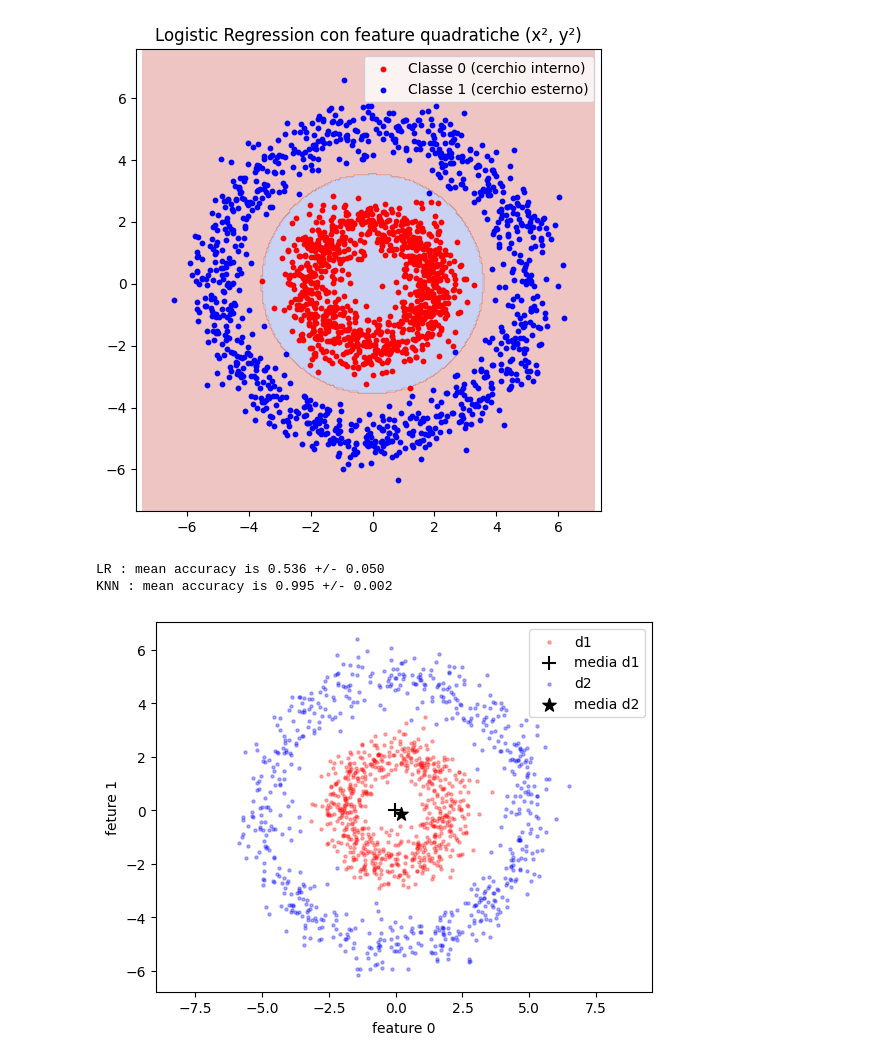
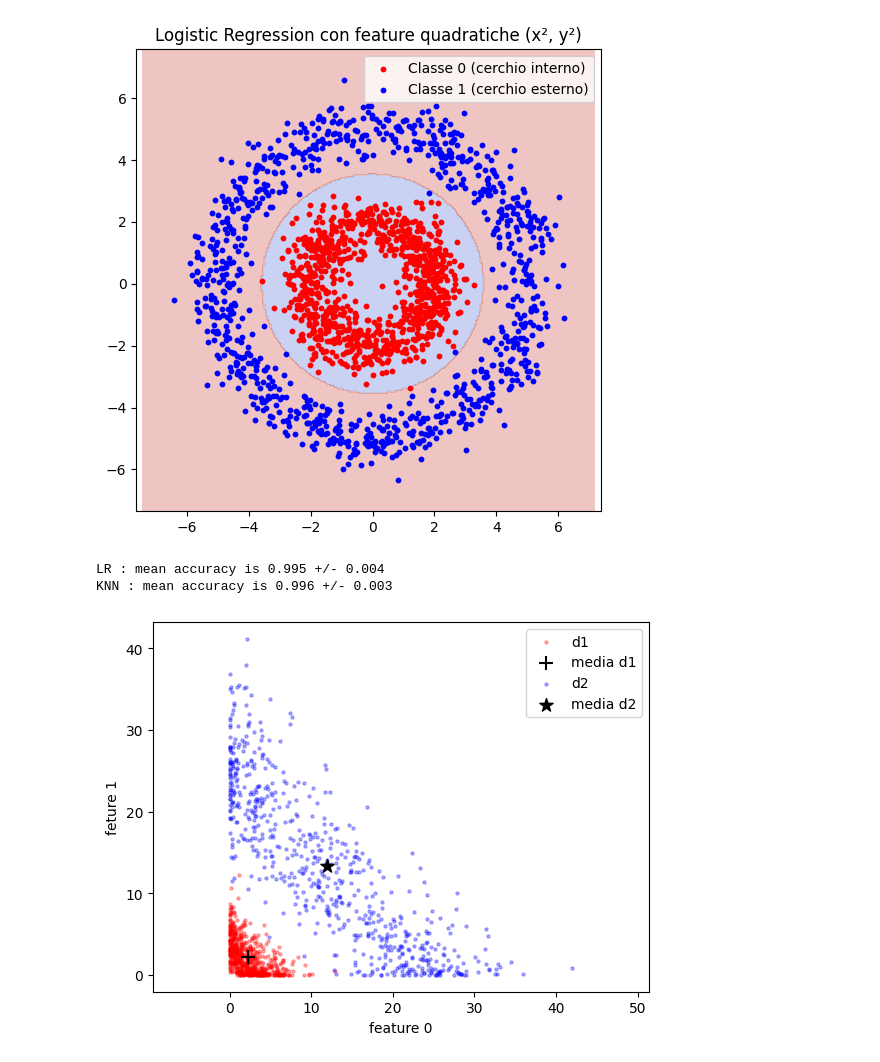
Before and after one commit to mariacutillo/git-training, a Jupyter notebook: Lezione_1_1_ML_ISS2025_introduzione_al_machine_learning_revMC.ipynb, the cells around one changed output. Drawn from its saved outputs; the diff is of its cells as text; code cells hidden in the pictures.

```diff
--- a/Lezione_1_1_ML_ISS2025_introduzione_al_machine_learning_revMC.ipynb
+++ b/Lezione_1_1_ML_ISS2025_introduzione_al_machine_learning_revMC.ipynb
@@ -408,9 +408,9 @@ plt.show()
 # %% [output]
 [figure]
 # %%
-plot_dataset(X2_train,y2_train)#
-accuracyLR, accuracyKNN  = compare_accuracy(X2_train,y2_train)
+plot_dataset(X2_train**2,y2_train**2)#
+accuracyLR, accuracyKNN  = compare_accuracy(X2_train**2,y2_train**2)
 # %% [output]
-LR : mean accuracy is 0.536 +/- 0.050
-KNN : mean accuracy is 0.995 +/- 0.002
+LR : mean accuracy is 0.995 +/- 0.004
+KNN : mean accuracy is 0.996 +/- 0.003
-[figure, old version]
+[figure, new version]
```
